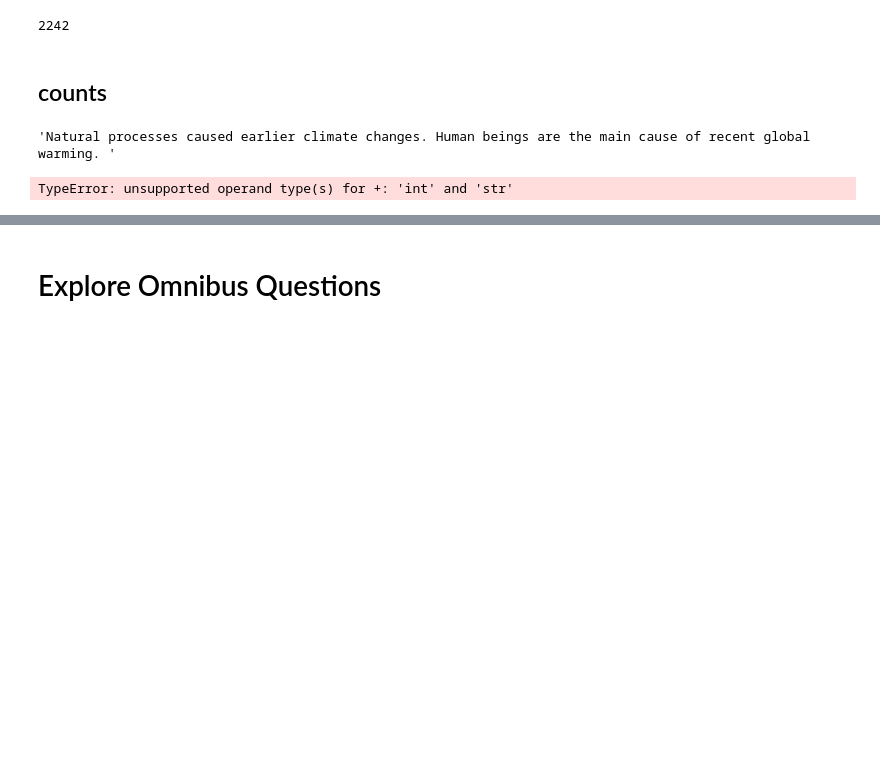
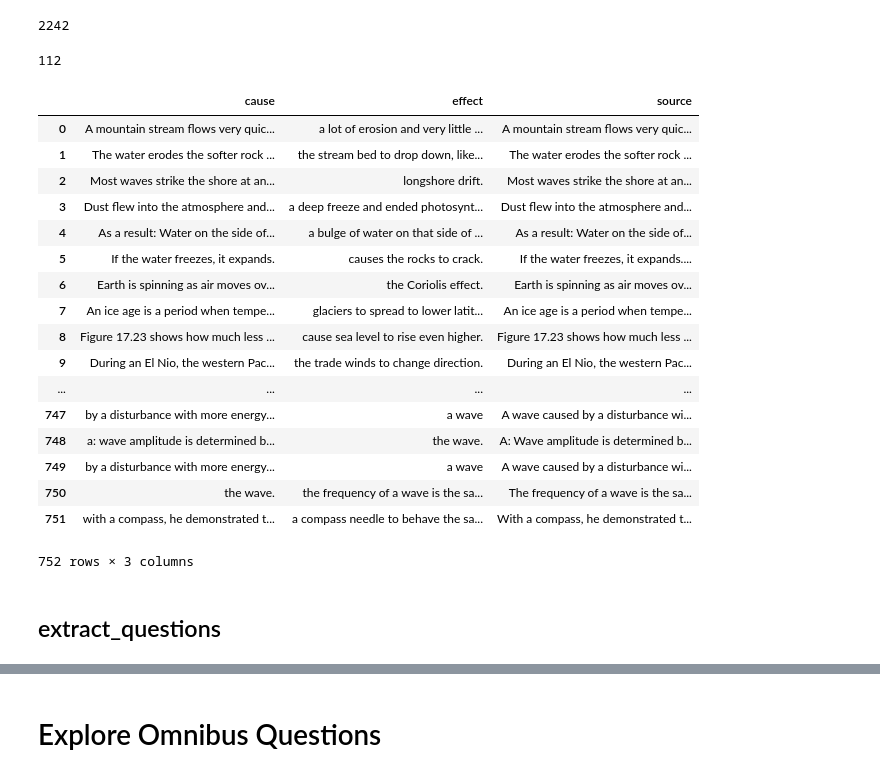
Before and after one commit to drschwenk/hackathon_2017, a Jupyter notebook: build_kb.ipynb, the cells around one changed output, grey strips where cells are left out. Cells and saved outputs as stored; diff of their text form; code cells hidden in the pictures; blank space fills up the shorter version.

Commit message:
first kb and q extraction

```diff
--- a/build_kb.ipynb
+++ b/build_kb.ipynb
@@ -101,0 +113,27 @@ for idx, sent in enumerate(all_sentences):
+# %%
+def build_cause_effect_rel(cause_sentences):
+    effect = ' '.join(cause_sentences[1].split()[2:])
+    cause = cause_sentences[0]
+    return {'cause': cause, 'effect': effect, 'source': ' '.join(cause_sentences)}
+
+def build_cause_effect_rel_1(cause_sentence):
+    sent_parts = cause_sentence.lower().split(' cause')
+    print(sent_parts)
+    if sent_parts[1][0] == 's':
+        cause = sent_parts[0]
+        effect = sent_parts[1][2:]
+    elif sent_parts[1][0] == 'd':
+        effect = sent_parts[0]
+        cause = sent_parts[1][2:]
+    else:
+        return {}
+    return {'cause': cause, 'effect': effect, 'source': cause_sentence}
+# %%
+c_and_e_relationships = [build_cause_effect_rel(ce) for ce in cause_and_proceed]
+len(c_and_e_relationships)
+# %% [output]
+112
+# %%
+all_causes_and_effects = c_and_e_relationships + c_and_e_relationships_1
+# %%
+tqa_c_and_e_df = pd.DataFrame(all_causes_and_effects)
@@ -102,2 +142,23 @@ for idx, sent in enumerate(all_sentences):
+# %%
+tqa_c_and_e_df
+# %% [output]
+|  | cause | effect | source |
+| 0 | A mountain stream flows very quic... | a lot of erosion and very little ... | A mountain stream flows very quic... |
+| 1 | The water erodes the softer rock ... | the stream bed to drop down, like... | The water erodes the softer rock ... |
+| 2 | Most waves strike the shore at an... | longshore drift. | Most waves strike the shore at an... |
+| 3 | Dust flew into the atmosphere and... | a deep freeze and ended photosynt... | Dust flew into the atmosphere and... |
+| 4 | As a result: Water on the side of... | a bulge of water on that side of ... | As a result: Water on the side of... |
+| 5 | If the water freezes, it expands. | causes the rocks to crack. | If the water freezes, it expands.... |
+| 6 | Earth is spinning as air moves ov... | the Coriolis effect. | Earth is spinning as air moves ov... |
+| 7 | An ice age is a period when tempe... | glaciers to spread to lower latit... | An ice age is a period when tempe... |
+| 8 | Figure 17.23 shows how much less ... | cause sea level to rise even higher. | Figure 17.23 shows how much less ... |
+| 9 | During an El Nio, the western Pac... | the trade winds to change direction. | During an El Nio, the western Pac... |
+| ... | ... | ... | ... |
+| 747 | by a disturbance with more energy... | a wave | A wave caused by a disturbance wi... |
+| 748 | a: wave amplitude is determined b... | the wave. | A: Wave amplitude is determined b... |
+| 749 | by a disturbance with more energy... | a wave | A wave caused by a disturbance wi... |
+| 750 | the wave. | the frequency of a wave is the sa... | The frequency of a wave is the sa... |
+| 751 | with a compass, he demonstrated t... | a compass needle to behave the sa... | With a compass, he demonstrated t... |
+752 rows × 3 columns
 # %% [markdown]
-## counts
+## extract_questions
@@ -109,4 +164,0 @@ for lesson_text in list(lessons_paragraphs.values()):
-# %%
-all_counts[30][3]
-# %% [output]
-'Natural processes caused earlier climate changes. Human beings are the main cause of recent global warming. '
@@ -115,4 +164,0 @@ flat_counts = [item for sublist in all_counts for item in sublist]
-# %%
-sum(flat_counts)
-# %% [output]
-TypeError: unsupported operand type(s) for +: 'int' and 'str'
```
Also changed, not shown: parts of 37 cells of this notebook.
